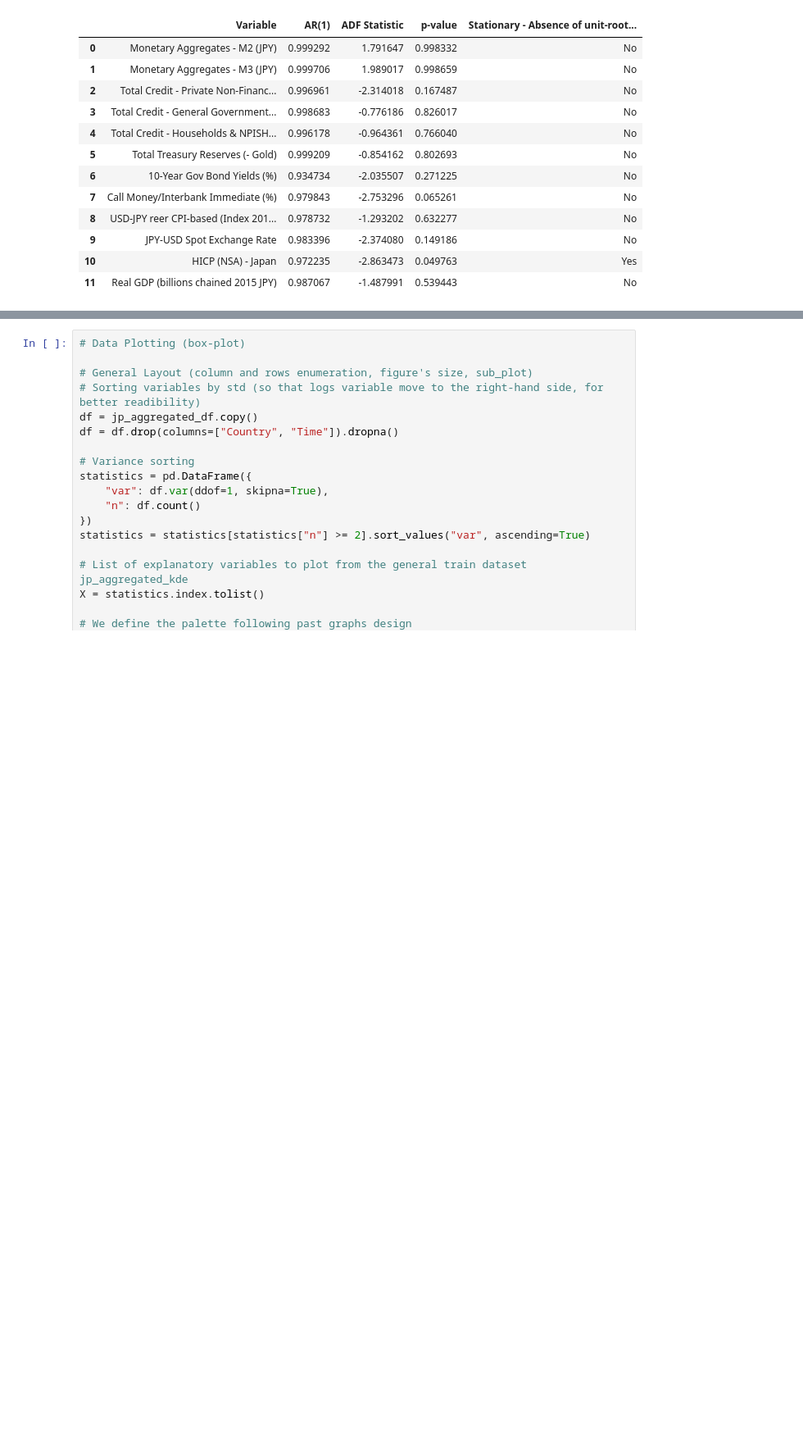
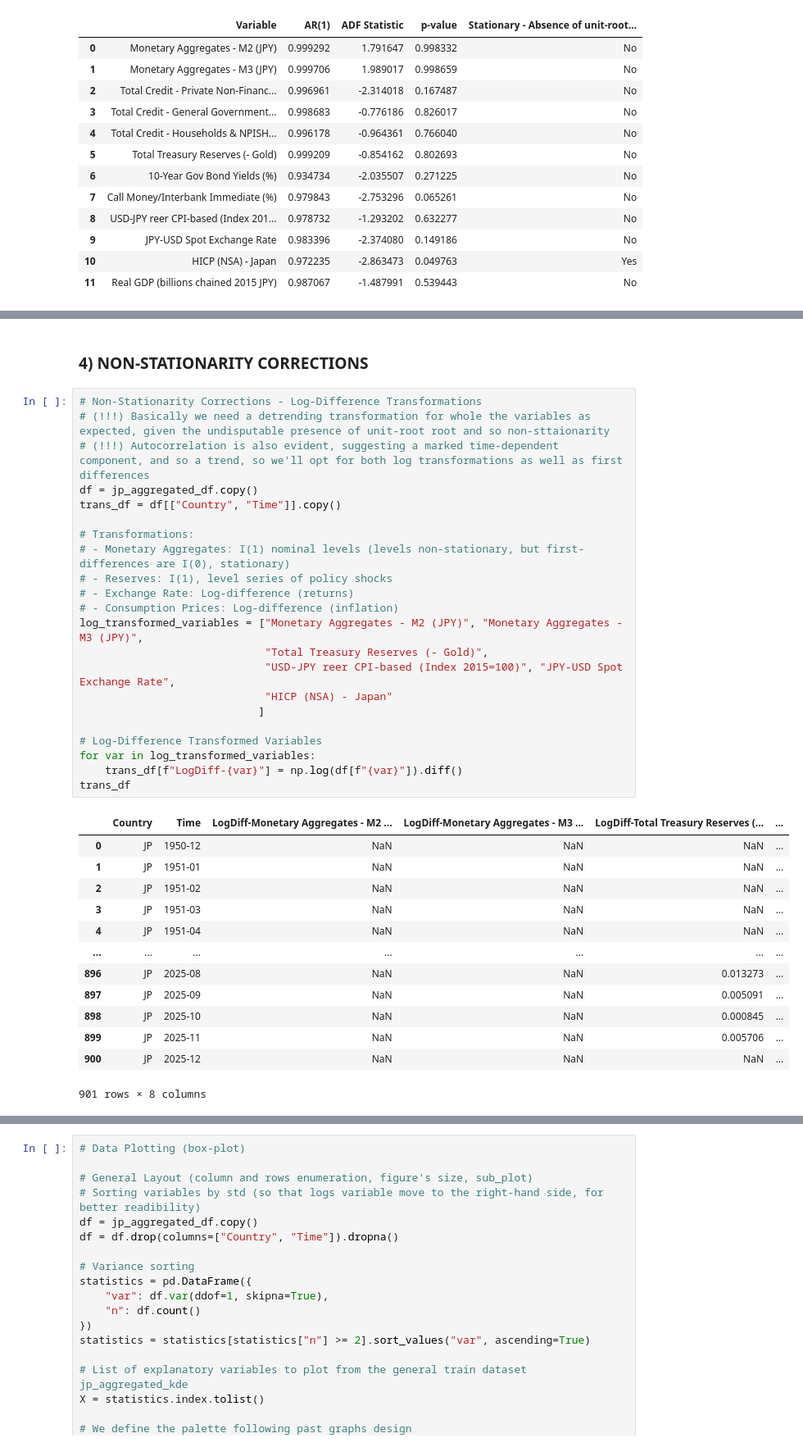
Before and after one commit to EliaLand/PVAR_japan_endogenous_money, a Jupyter notebook: Module2_stats_data_plotting.ipynb, the cells around one changed output, grey strips where cells are left out. Shown at 82% size. Drawn from its saved outputs; the diff is of its cells as text; blank space fills up the shorter version.

```diff
--- a/Module2_stats_data_plotting.ipynb
+++ b/Module2_stats_data_plotting.ipynb
@@ -217,3 +218,41 @@ jp_pp_df
 | 9 | JPY-USD Spot Exchange Rate | -1.663396 | 0.450064 | No |
 | 10 | HICP (NSA) - Japan | -2.501539 | 0.115100 | No |
 | 11 | Real GDP (billions chained 2015 JPY) | -1.038107 | 0.739113 | No |
+# %% [markdown]
+### **4) NON-STATIONARITY CORRECTIONS**
+# %%
+# Non-Stationarity Corrections - Log-Difference Transformations
+# (!!!) Basically we need a detrending transformation for whole the variables as expected, given the undisputable presence of unit-root root and so non-sttaionarity
+# (!!!) Autocorrelation is also evident, suggesting a marked time-dependent component, and so a trend, so we'll opt for both log transformations as well as first differences
+df = jp_aggregated_df.copy()
+trans_df = df[["Country", "Time"]].copy()
+
+# Transformations:
+# - Monetary Aggregates: I(1) nominal levels (levels non-stationary, but first-differences are I(0), stationary)
+# - Reserves: I(1), level series of policy shocks
+# - Exchange Rate: Log-difference (returns)
+# - Consumption Prices: Log-difference (inflation)
+log_transformed_variables = ["Monetary Aggregates - M2 (JPY)", "Monetary Aggregates - M3 (JPY)",
+                             "Total Treasury Reserves (- Gold)",
+                             "USD-JPY reer CPI-based (Index 2015=100)", "JPY-USD Spot Exchange Rate",
+                             "HICP (NSA) - Japan"
+                            ]
+
+# Log-Difference Transformed Variables
+for var in log_transformed_variables:
+    trans_df[f"LogDiff-{var}"] = np.log(df[f"{var}"]).diff()
+trans_df
+# %% [output]
+|  | Country | Time | LogDiff-Monetary Aggregates - M2 ... | LogDiff-Monetary Aggregates - M3 ... | LogDiff-Total Treasury Reserves (... | ... |
+| 0 | JP | 1950-12 | NaN | NaN | NaN | ... |
+| 1 | JP | 1951-01 | NaN | NaN | NaN | ... |
+| 2 | JP | 1951-02 | NaN | NaN | NaN | ... |
+| 3 | JP | 1951-03 | NaN | NaN | NaN | ... |
+| 4 | JP | 1951-04 | NaN | NaN | NaN | ... |
+| ... | ... | ... | ... | ... | ... | ... |
+| 896 | JP | 2025-08 | NaN | NaN | 0.013273 | ... |
+| 897 | JP | 2025-09 | NaN | NaN | 0.005091 | ... |
+| 898 | JP | 2025-10 | NaN | NaN | 0.000845 | ... |
+| 899 | JP | 2025-11 | NaN | NaN | 0.005706 | ... |
+| 900 | JP | 2025-12 | NaN | NaN | NaN | ... |
+901 rows × 8 columns
```
Also changed, not shown: parts of 15 cells of this notebook, 2 other files.
